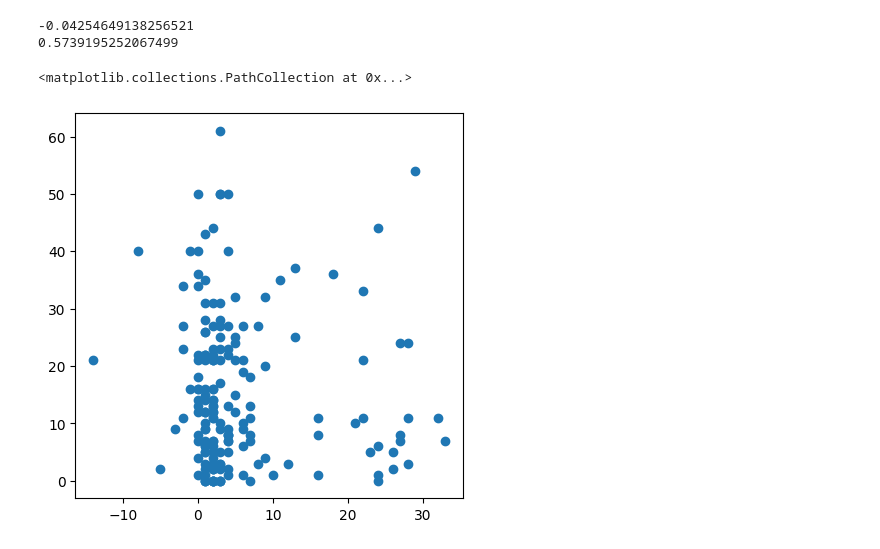
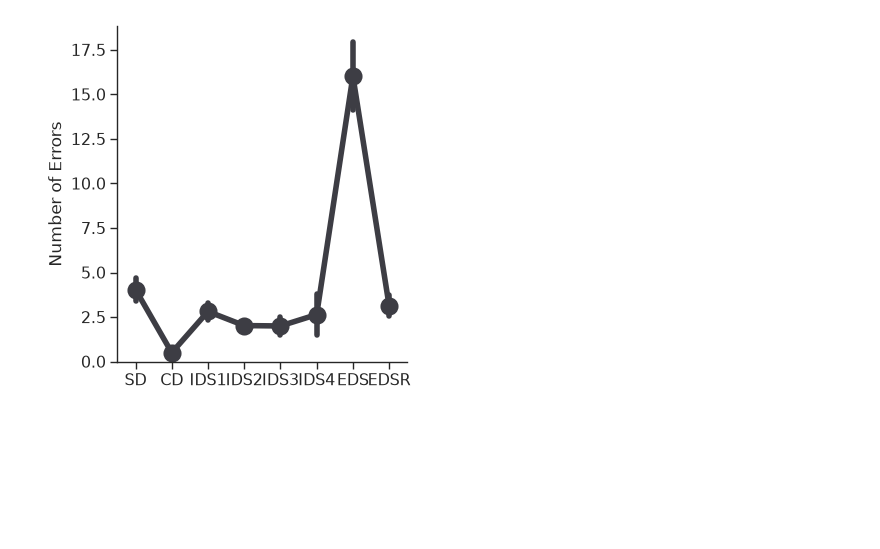
Before and after one commit to rowan-board/ast_human, a Jupyter notebook: notebooks/behaviour.ipynb, the cells around one changed output. Drawn from its saved outputs; the diff is of its cells as text; code cells hidden in the pictures; blank space fills up the shorter version.

```diff
--- a/notebooks/behaviour.ipynb
+++ b/notebooks/behaviour.ipynb
@@ -1247,17 +0,0 @@ print(p_value)
-# %%
-# correlations between behaviour and qaires
-x = shifts_df[shifts_df['task'].isin(['Auditory 2','Visual 2'])]
-y = oci_r
-x = pd.merge(x,y,on='Participant Public ID')
-
-# get correlations
-corr, p_value = pearsonr(x['costs'],x['Response'])
-print(corr)
-print(p_value)
-plt.figure(figsize=(5,5))
-plt.scatter(x['costs'],x['Response'])
-# %% [output]
--0.04254649138256521
-0.5739195252067499
-<matplotlib.collections.PathCollection at 0x...>
-[figure, removed]
@@ -1287,0 +30,30 @@ eps_2 = pd.DataFrame({'param': eps_2, 'id': subjs})
+# %%
+# make sure data has stage names and condition labels before passing
+stage_order = ['SD', 'CD', 'IDS1', 'IDS2', 'IDS3', 'IDS4', 'EDS', 'EDSR']
+
+data['stage'] = data['stage'].replace({
+    0.0: 'SD',
+    1.0: 'CD',
+    2.0: 'IDS1',
+    3.0: 'IDS2',
+    4.0: 'IDS3',
+    5.0: 'IDS4',
+    6.0: 'EDS',
+    7.0: 'EDSR'
+})
+
+# make sure its ordered correctly
+data['stage'] = pd.Categorical(
+    data['stage'],
+    categories=stage_order,
+    ordered=True
+)
+
+# add condition column
+data['condition'] = 'patient'
+# %%
+traj_df, tmp_df = func.calc_behavioural_metrics(data)
+# %%
+plt_func.plot_trajectories(df=traj_df, stage='stage', condition='condition')
+# %% [output]
+[figure, added]
```
Also changed, not shown: parts of 47 cells of this notebook, 9 other files.
